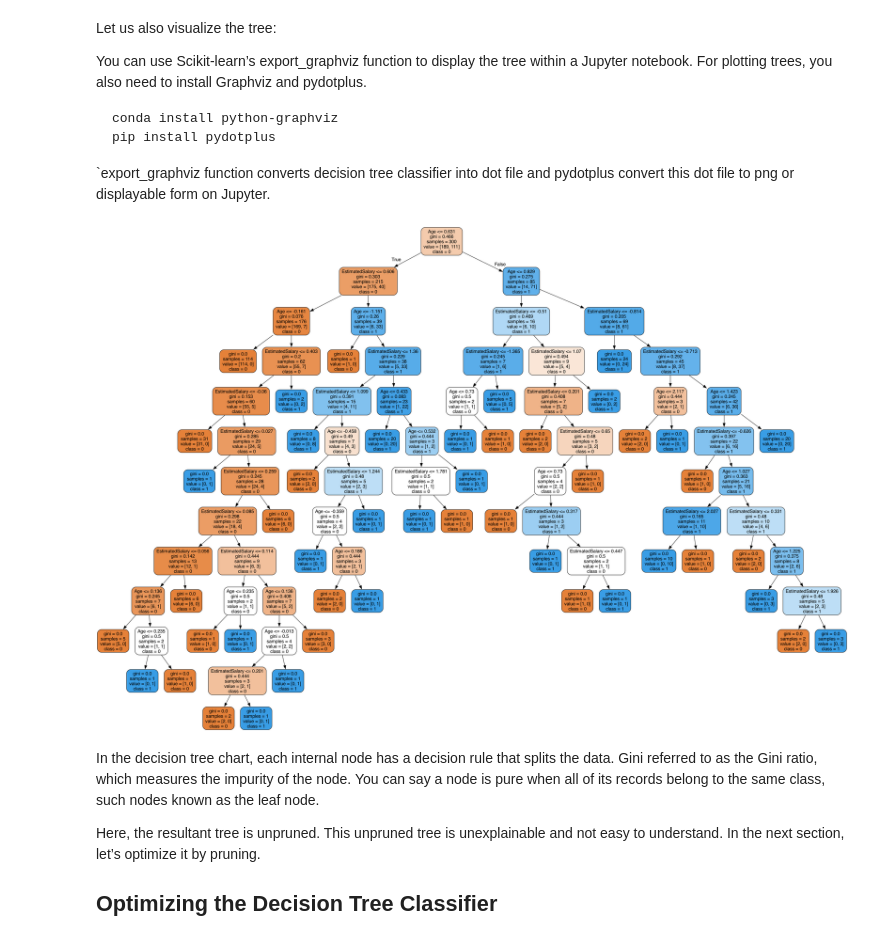
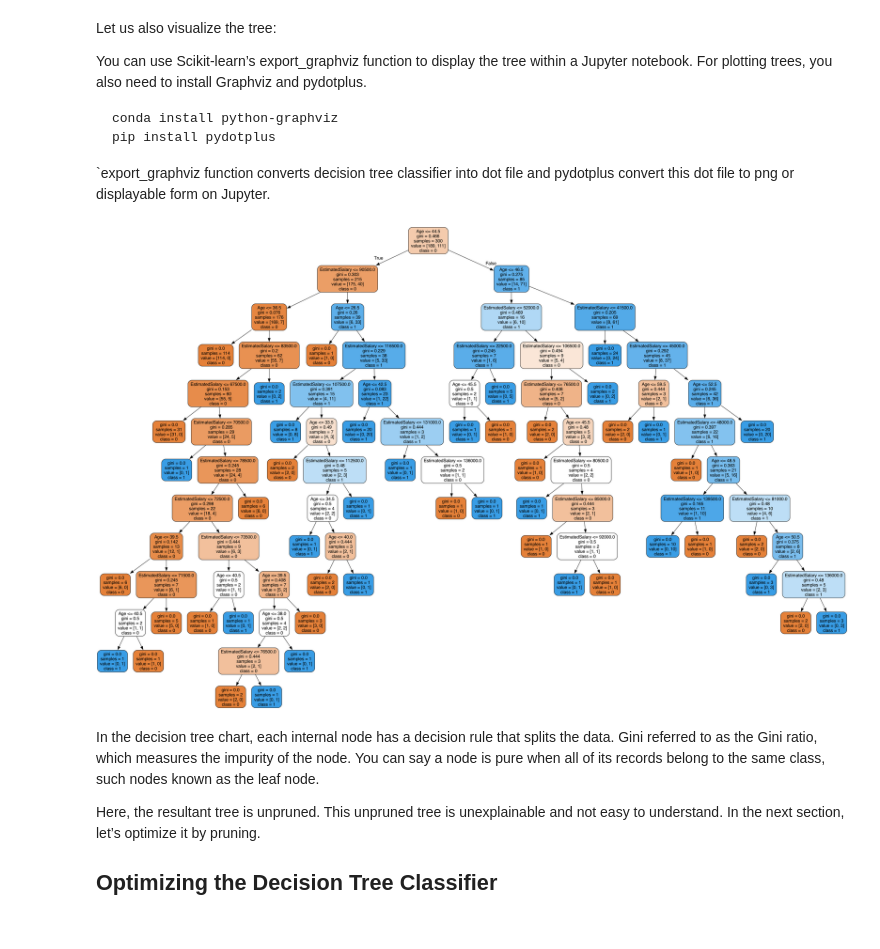
Before and after one commit to nirvana644/IATD-Machine-Learning-Algorithms, a Jupyter notebook: week_3_decision_tree_1.ipynb, the cells around one changed output. Drawn from its saved outputs; the diff is of its cells as text; code cells hidden in the pictures.

Commit message:
Extra readings decision trees — First reading

```diff
--- a/week_3_decision_tree_1.ipynb
+++ b/week_3_decision_tree_1.ipynb
@@ -480,11 +618,15 @@ Perform feature scaling
 # %%
+# The author uses feature scaling, but in reality it's not required.
+
 #feature scaling
 sc_X = StandardScaler()
-X_train = sc_X.fit_transform(X_train)
-X_test = sc_X.transform(X_test)
+X_train_scaled = sc_X.fit_transform(X_train)
+X_test_scaled = sc_X.transform(X_test)
 # %% [markdown]
 Fit the model in the Decision Tree classifier.
 # %%
-from sklearn.tree import DecisionTreeClassifier
-classifier = DecisionTreeClassifier()
-classifier = classifier.fit(X_train,y_train)
+classifier_scaled = DecisionTreeClassifier(random_state=random_state)
+classifier_scaled.fit(X_train_scaled, y_train)
+
+classifier_not_scaled = DecisionTreeClassifier(random_state=random_state)
+classifier_not_scaled.fit(X_train, y_train)
@@ -551,38 +804,39 @@ pip install pydotplus
 `export_graphviz function converts decision tree classifier into dot file and pydotplus convert this dot file to png or displayable form on Jupyter.
 # %%
 use_sklearn_to_plot_tree_bool = False
+classifier = classifier_not_scaled
 
 if use_sklearn_to_plot_tree_bool:
     from sklearn.tree import plot_tree
 
     plt.figure(figsize=(20, 10))
     plot_tree(
         classifier,
         feature_names=feature_cols,
         class_names=["0", "1"],
         filled=True,
         rounded=True,
         fontsize=8,
     )
     plt.show()
 else:
     from sklearn.tree import export_graphviz
     from io import StringIO # Deprecated: from sklearn.externals.six import StringIO
     from IPython.display import Image
     import pydotplus
 
     # special_characters=True doesn't work. Set to false
     dot_data = StringIO()
     export_graphviz(classifier, out_file=dot_data,
                     filled=True, rounded=True,
                     special_characters=False,feature_names = feature_cols,class_names=['0','1'])
     #graph = pydotplus.graph_from_dot_data(dot_data.getvalue())
     #Image(graph.create_png())
     dot_text = dot_data.getvalue().replace("\n", "") # This removes actual newlines from the DOT source while preserving the escaped \n used inside node labels. Keep special_characters=False.
     graph = pydotplus.graph_from_dot_data(dot_text)
     display(Image(graph.create_png()))
 # %% [output]
-[figure, old version]
+[figure, new version]
 # %% [markdown]
 In the decision tree chart, each internal node has a decision rule that splits the data. Gini referred to as the Gini ratio, which measures the impurity of the node. You can say a node is pure when all of its records belong to the same class, such nodes known as the leaf node.
 
```
Also changed, not shown: parts of 19 cells of this notebook, 5 other files.
